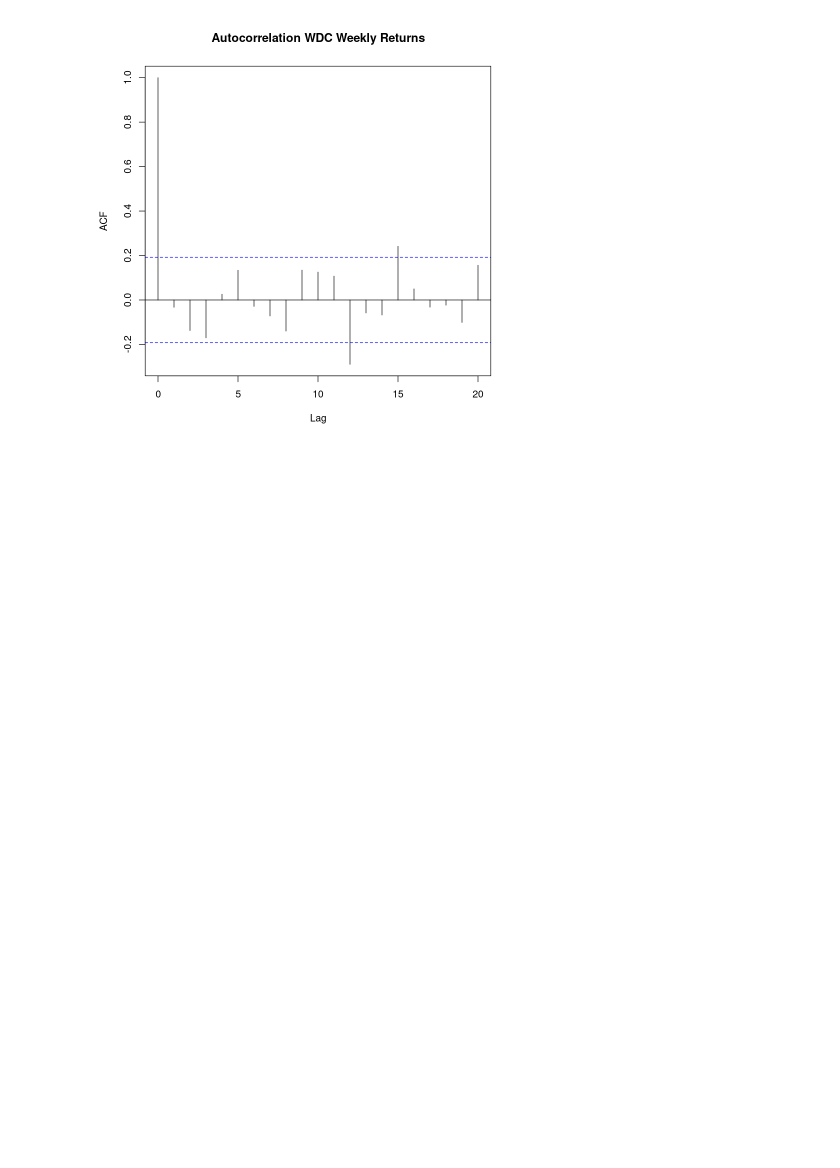
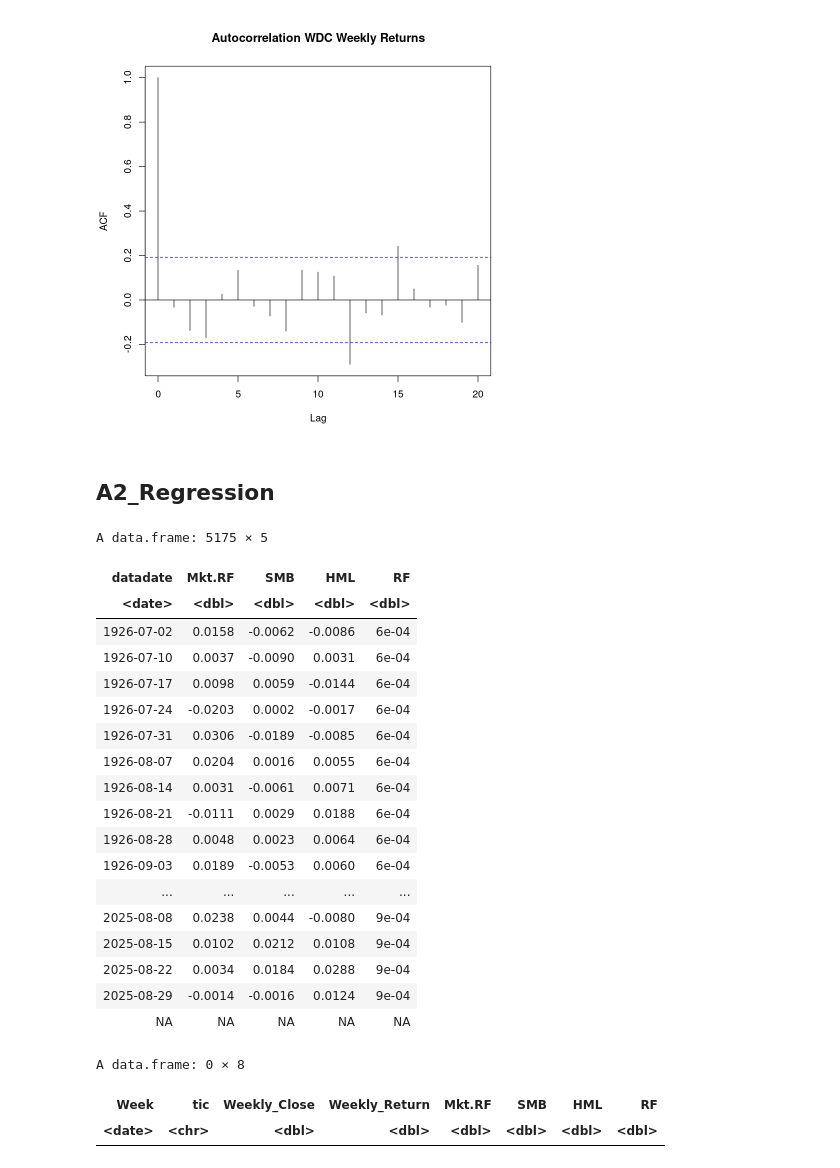
Before and after one commit to Mengsch3/apps-r-hw-01, a Jupyter notebook: hw_02/hw_02.ipynb, the cells around one changed output. Cells and saved outputs as stored; diff of their text form; code cells hidden in the pictures; blank space fills up the shorter version.

Commit message:
update_part_of_regression_model

```diff
--- a/hw_02/hw_02.ipynb
+++ b/hw_02/hw_02.ipynb
@@ -246,3 +246,37 @@ wdc_data <- weekly_returns %>%
 acf(wdc_data$Weekly_Return, main = "Autocorrelation WDC Weekly Returns")
 # %% [output]
 [figure]
+# %% [markdown]
+## A2_Regression
+# %%
+# Load and clean the weekly Fama-French 3 factor data in fama_french_weekly. csv.
+fama_french_data <- read.csv("fama_french_weekly.csv", skip=4)
+# %%
+fama_french_data$datadate <- as.Date(as.character(fama_french_data$X), format="%Y%m%d")
+fama_french_data <- select(fama_french_data, datadate, Mkt.RF, SMB, HML, RF)
+# %%
+# for each column except datadate, divided by 100 to convert to decimal format
+fama_french_data <- fama_french_data %>%
+  mutate(across(-datadate, ~ . / 100))
+# %%
+fama_french_data
+# %% [output]
+A data.frame: 5175 × 5
+| datadate | Mkt.RF | SMB | HML | RF |
+| <date> | <dbl> | <dbl> | <dbl> | <dbl> |
+| 1926-07-02 | 0.0158 | -0.0062 | -0.0086 | 6e-04 |
+| 1926-07-10 | 0.0037 | -0.0090 | 0.0031 | 6e-04 |
+| 1926-07-17 | 0.0098 | 0.0059 | -0.0144 | 6e-04 |
+| 1926-07-24 | -0.0203 | 0.0002 | -0.0017 | 6e-04 |
+| 1926-07-31 | 0.0306 | -0.0189 | -0.0085 | 6e-04 |
+| 1926-08-07 | 0.0204 | 0.0016 | 0.0055 | 6e-04 |
+| 1926-08-14 | 0.0031 | -0.0061 | 0.0071 | 6e-04 |
+| 1926-08-21 | -0.0111 | 0.0029 | 0.0188 | 6e-04 |
+| 1926-08-28 | 0.0048 | 0.0023 | 0.0064 | 6e-04 |
+| 1926-09-03 | 0.0189 | -0.0053 | 0.0060 | 6e-04 |
+| ... | ... | ... | ... | ... |
+| 2025-08-08 | 0.0238 | 0.0044 | -0.0080 | 9e-04 |
+| 2025-08-15 | 0.0102 | 0.0212 | 0.0108 | 9e-04 |
+| 2025-08-22 | 0.0034 | 0.0184 | 0.0288 | 9e-04 |
+| 2025-08-29 | -0.0014 | -0.0016 | 0.0124 | 9e-04 |
+| NA | NA | NA | NA | NA |
@@ -248,0 +286,6 @@ acf(wdc_data$Weekly_Return, main = "Autocorrelation WDC Weekly Returns")
+# %%
+merged_data
+# %% [output]
+A data.frame: 0 × 8
+| Week | tic | Weekly_Close | Weekly_Return | Mkt.RF | SMB | HML | RF |
+| <date> | <chr> | <dbl> | <dbl> | <dbl> | <dbl> | <dbl> | <dbl> |
```
Also changed, not shown: parts of 1 cell of this notebook.
